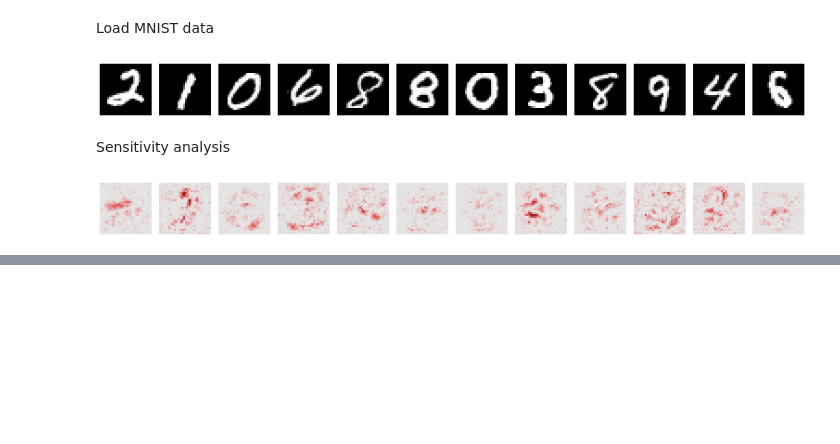
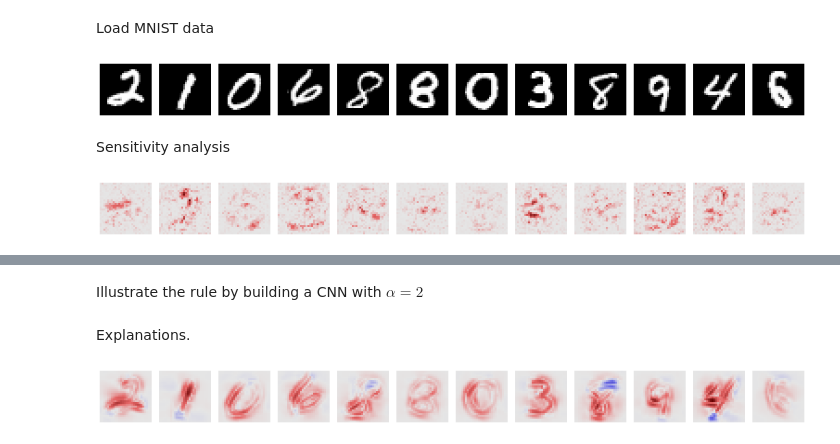
Before and after one commit to NLeSC/XAI, a Jupyter notebook: Software/Python/LRP Tutorial/LRP_Tutorial.ipynb, the cells around one changed output, grey strips where cells are left out. Drawn from its saved outputs; the diff is of its cells as text; code cells hidden in the pictures; blank space fills up the shorter version.

```diff
--- a/Software/Python/LRP Tutorial/LRP_Tutorial.ipynb
+++ b/Software/Python/LRP Tutorial/LRP_Tutorial.ipynb
@@ -89,0 +196,36 @@ Relevance propagation
+# %%
+class NextConvolutionAlphaBeta(mod.Convolution,object):
+
+    def __init__(self,name,alpha):
+        super(self.__class__, self).__init__(name)
+        self.alpha = alpha
+        self.beta  = alpha-1
+
+    def relprop(self,R):
+        pself = copy.deepcopy(self); pself.B *= 0; pself.W = numpy.maximum( 1e-9,pself.W)
+        nself = copy.deepcopy(self); nself.B *= 0; nself.W = numpy.minimum(-1e-9,nself.W)
+
+        X = self.X+1e-9
+        ZA = pself.forward(X); SA =  self.alpha*R/ZA
+        ZB = nself.forward(X); SB = -self.beta *R/ZB
+        R = X*(pself.gradprop(SA)+nself.gradprop(SB))
+        return R
+# %% [markdown]
+Illustrate the rule by building a CNN with $\alpha=2$
+# %%
+cnn = Network([
+    FirstConvolution('models/cnn/c1-5x5x1x10'),ReLU(),Pooling(),
+    NextConvolutionAlphaBeta('models/cnn/c2-5x5x10x25',2.0),ReLU(),Pooling(),
+    NextConvolutionAlphaBeta('models/cnn/c3-4x4x25x100',2.0),ReLU(),Pooling(),
+    NextConvolutionAlphaBeta('models/cnn/c4-1x1x100x10',2.0),ReLU(),
+])
+# %% [markdown]
+Explanations.
+# %%
+Y = cnn.forward(X)
+D = cnn.relprop(Y*T)
+fname = 'cnn-alphabeta.png'
+ut.visualize(D[:,2:-2,2:-2],ut.heatmap,fname)
+Image(filename=fname)
+# %% [output]
+[figure, added]
```
Also changed, not shown: parts of 29 cells of this notebook, 4 other files.
